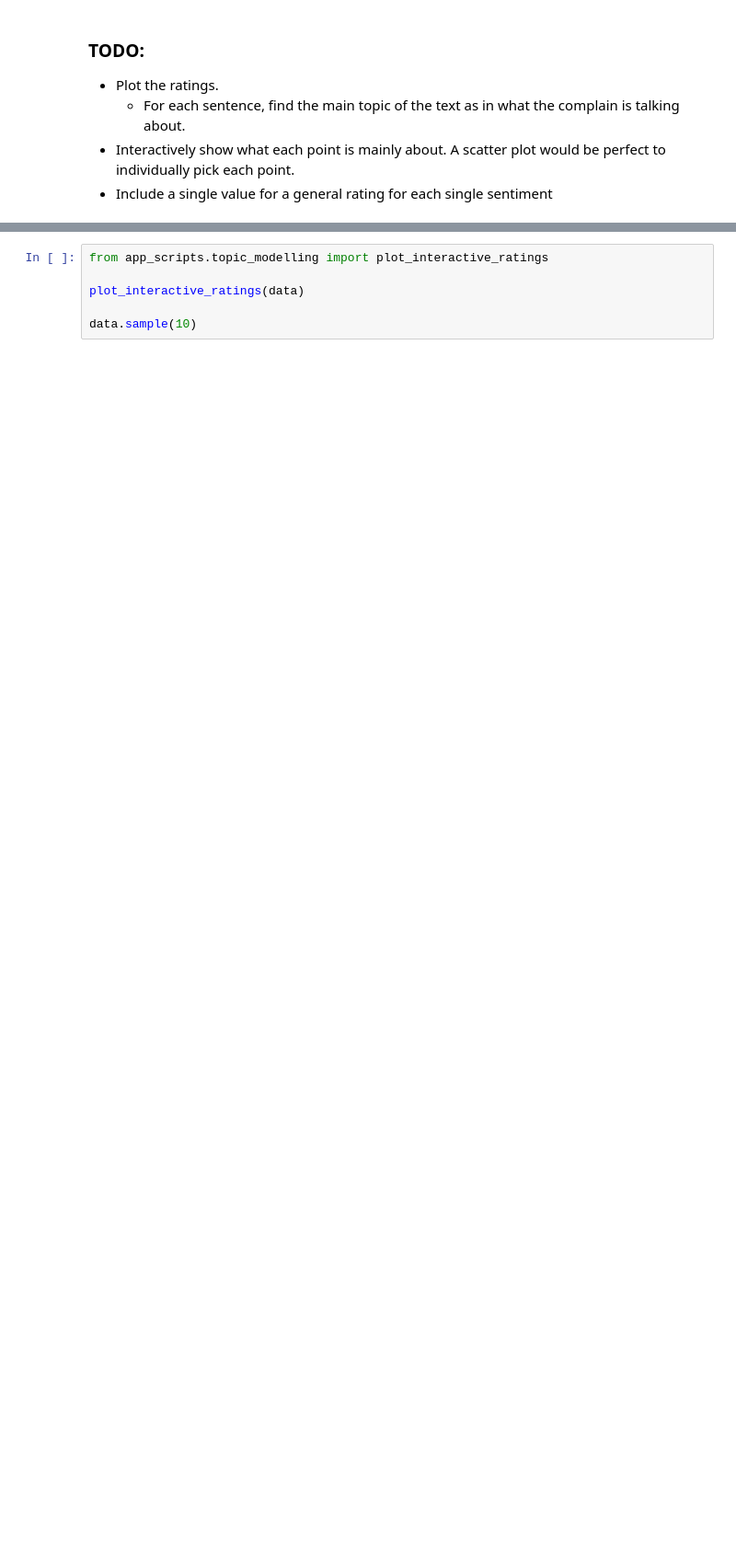
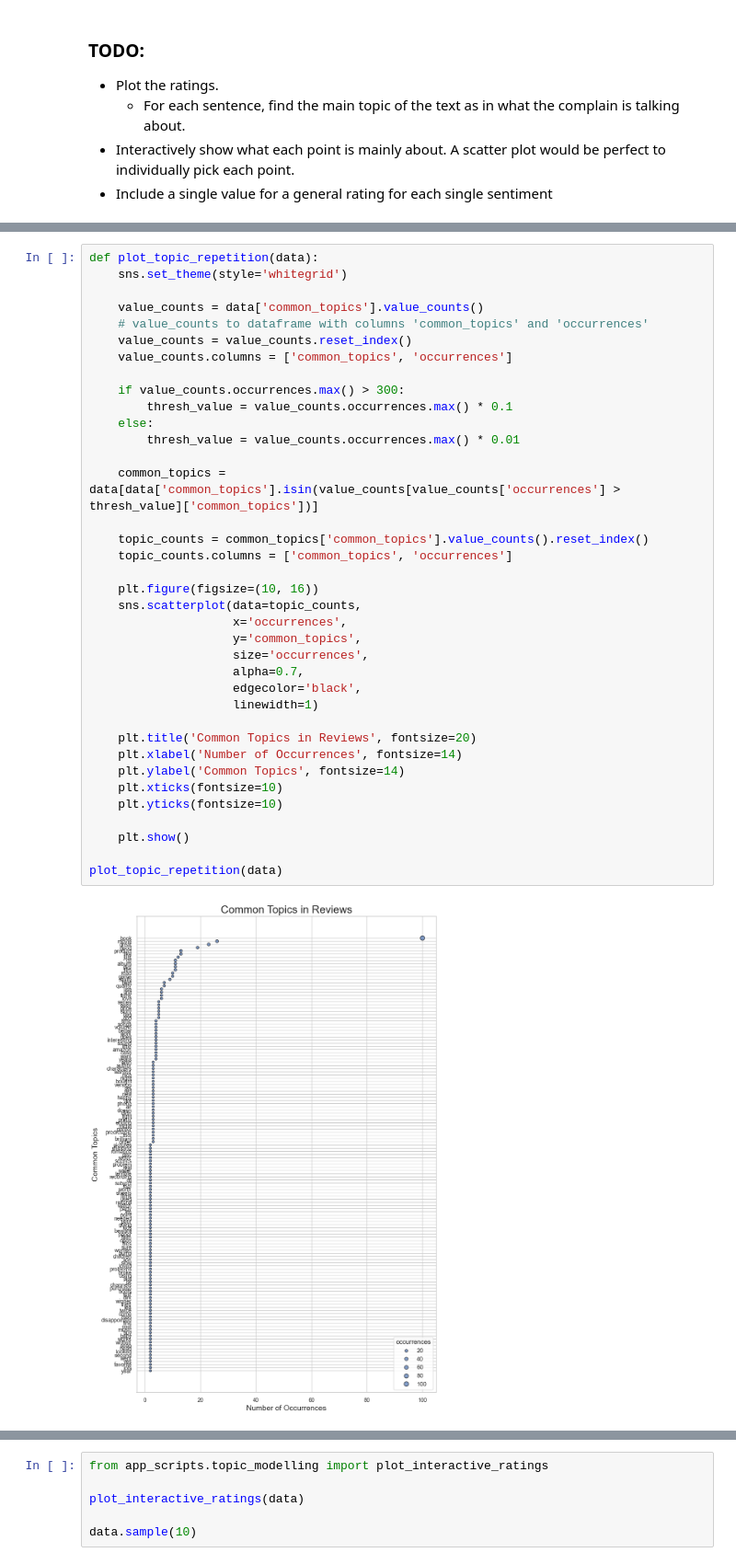
Before and after one commit to lagom-QB/AmazonReviews, a Jupyter notebook: SentimentAnalysis.ipynb, the cells around one changed output, grey strips where cells are left out. Shown at 92% size. Drawn from its saved outputs; the diff is of its cells as text; blank space fills up the shorter version.

Commit message:
ft. Debugging for the charts

```diff
--- a/SentimentAnalysis.ipynb
+++ b/SentimentAnalysis.ipynb
@@ -83,0 +117,39 @@ plot_topic_vs_ratings(data)
+# %%
+def plot_topic_repetition(data):
+    sns.set_theme(style='whitegrid')
+
+    value_counts = data['common_topics'].value_counts()
+    # value_counts to dataframe with columns 'common_topics' and 'occurrences'
+    value_counts = value_counts.reset_index()
+    value_counts.columns = ['common_topics', 'occurrences']
+
+    if value_counts.occurrences.max() > 300:
+        thresh_value = value_counts.occurrences.max() * 0.1
+    else:
+        thresh_value = value_counts.occurrences.max() * 0.01
+
+    common_topics = data[data['common_topics'].isin(value_counts[value_counts['occurrences'] > thresh_value]['common_topics'])]
+
+    topic_counts = common_topics['common_topics'].value_counts().reset_index()
+    topic_counts.columns = ['common_topics', 'occurrences']
+
+    plt.figure(figsize=(10, 16))
+    sns.scatterplot(data=topic_counts,
+                    x='occurrences',
+                    y='common_topics',
+                    size='occurrences',
+                    alpha=0.7,
+                    edgecolor='black',
+                    linewidth=1)
+
+    plt.title('Common Topics in Reviews', fontsize=20)
+    plt.xlabel('Number of Occurrences', fontsize=14)
+    plt.ylabel('Common Topics', fontsize=14)
+    plt.xticks(fontsize=10)
+    plt.yticks(fontsize=10)
+
+    plt.show()
+
+plot_topic_repetition(data)
+# %% [output]
+[figure, added]
```
Also changed, not shown: parts of 7 cells of this notebook, 1 other file.
